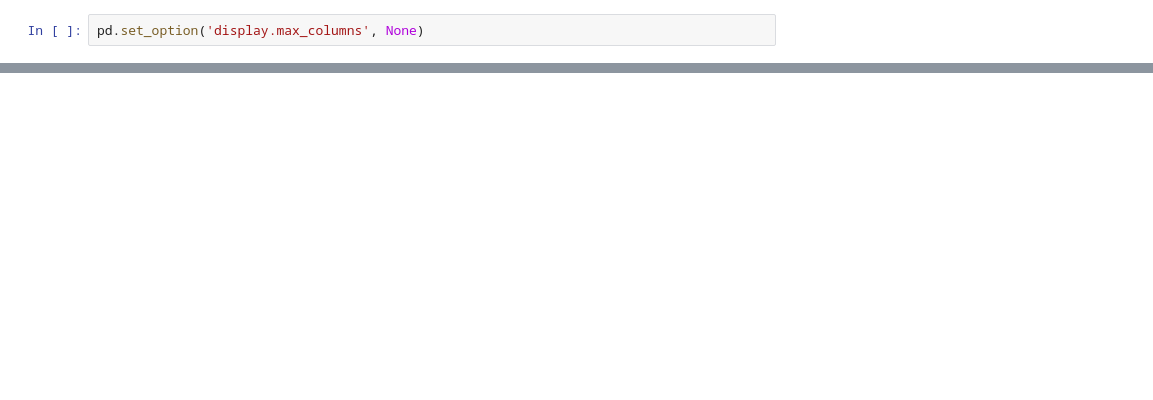
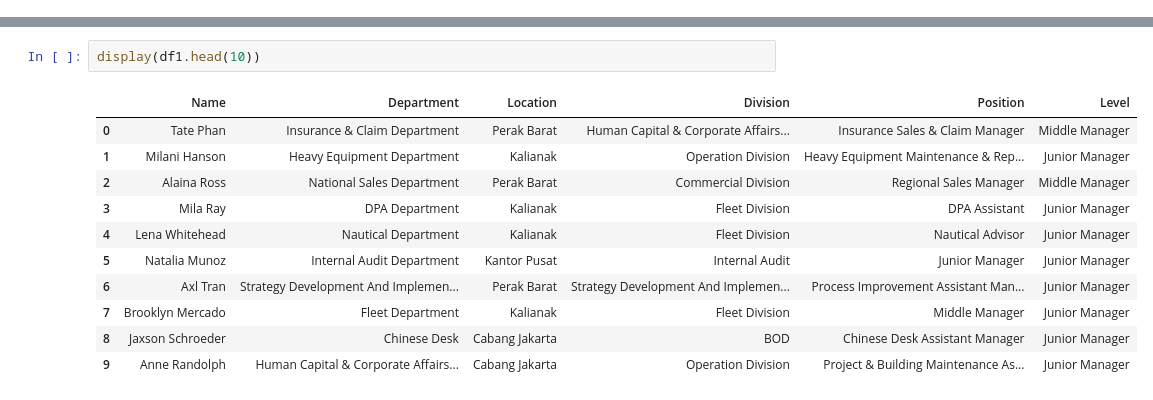
Before and after one commit to Lucafivan/Early-Warning-Medical-Project, a Jupyter notebook: Data Science/eda.ipynb, the cells around one changed output, grey strips where cells are left out. Saved outputs shown, nothing was run; the diff lists cells and outputs as text; blank space fills up the shorter version.

Commit message:
New EDA - Insight process
Upload EDA baru dengan update insight agar logic di backend dapat di bentuk

```diff
--- a/Data Science/eda.ipynb
+++ b/Data Science/eda.ipynb
@@ -50,2 +0,0 @@ memory usage: 205.9+ KB
-# %%
-pd.set_option('display.max_columns', None)
@@ -235,0 +452,14 @@ dfimp.to_excel("Dummy Medical Data EDA.xlsx")
+# %%
+display(df1.head(10))
+# %% [output]
+|  | Name | Department | Location | Division | Position | Level |
+| 0 | Tate Phan | Insurance & Claim Department | Perak Barat | Human Capital & Corporate Affairs... | Insurance Sales & Claim Manager | Middle Manager |
+| 1 | Milani Hanson | Heavy Equipment Department | Kalianak | Operation Division | Heavy Equipment Maintenance & Rep... | Junior Manager |
+| 2 | Alaina Ross | National Sales Department | Perak Barat | Commercial Division | Regional Sales Manager | Middle Manager |
+| 3 | Mila Ray | DPA Department | Kalianak | Fleet Division | DPA Assistant | Junior Manager |
+| 4 | Lena Whitehead | Nautical Department | Kalianak | Fleet Division | Nautical Advisor | Junior Manager |
+| 5 | Natalia Munoz | Internal Audit Department | Kantor Pusat | Internal Audit | Junior Manager | Junior Manager |
+| 6 | Axl Tran | Strategy Development And Implemen... | Perak Barat | Strategy Development And Implemen... | Process Improvement Assistant Man... | Junior Manager |
+| 7 | Brooklyn Mercado | Fleet Department | Kalianak | Fleet Division | Middle Manager | Junior Manager |
+| 8 | Jaxson Schroeder | Chinese Desk | Cabang Jakarta | BOD | Chinese Desk Assistant Manager | Junior Manager |
+| 9 | Anne Randolph | Human Capital & Corporate Affairs... | Cabang Jakarta | Operation Division | Project & Building Maintenance As... | Junior Manager |
```
Also changed, not shown: parts of 65 cells of this notebook, 2 other files.
